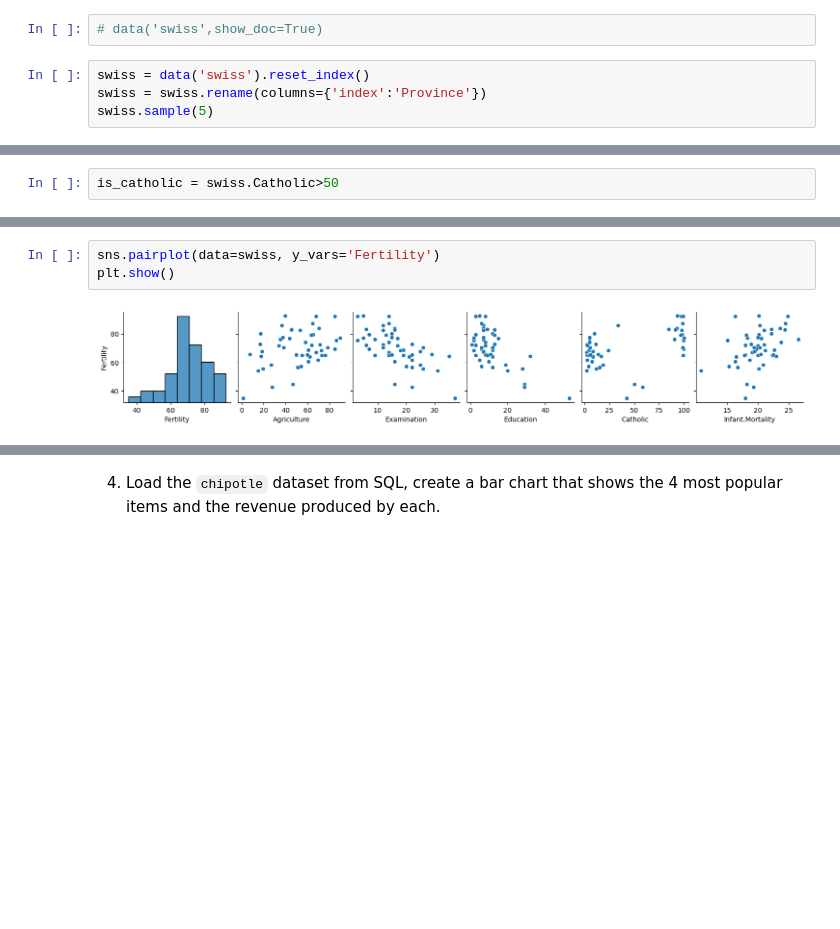
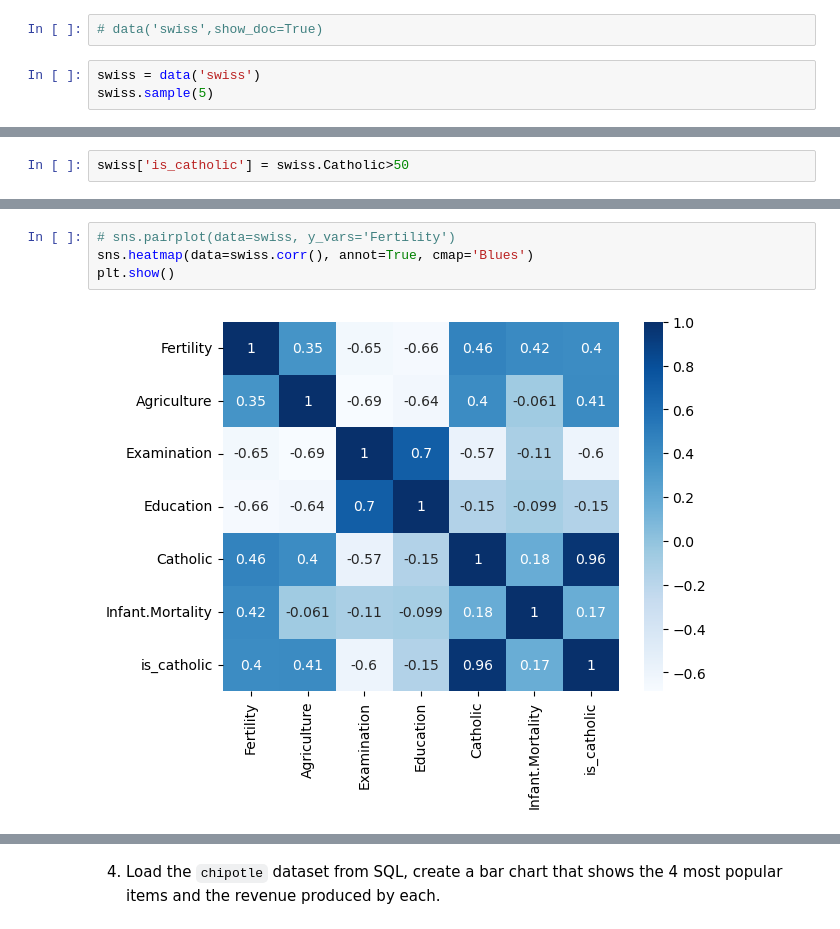
Before and after one commit to tkephart96/numpy-pandas-visualization-exercises, a Jupyter notebook: seaborne_exercises.ipynb, the cells around one changed output, grey strips where cells are left out. Cells and saved outputs as stored; diff of their text form; blank space fills up the shorter version.

```diff
--- a/seaborne_exercises.ipynb
+++ b/seaborne_exercises.ipynb
@@ -121,7 +115,6 @@ plt.show()
 # %%
 # data('swiss',show_doc=True)
 # %%
-swiss = data('swiss').reset_index()
-swiss = swiss.rename(columns={'index':'Province'})
+swiss = data('swiss')
 swiss.sample(5)
 # %% [output]
@@ -134,3 +127,3 @@ swiss.sample(5)
 # %%
-is_catholic = swiss.Catholic>50
+swiss['is_catholic'] = swiss.Catholic>50
 # %%
@@ -141,5 +135,6 @@ plt.show()
 # %%
-sns.pairplot(data=swiss, y_vars='Fertility')
+# sns.pairplot(data=swiss, y_vars='Fertility')
+sns.heatmap(data=swiss.corr(), annot=True, cmap='Blues')
 plt.show()
 # %% [output]
-[figure, old version]
+[figure, new version]
```
Also changed, not shown: parts of 14 cells of this notebook.
